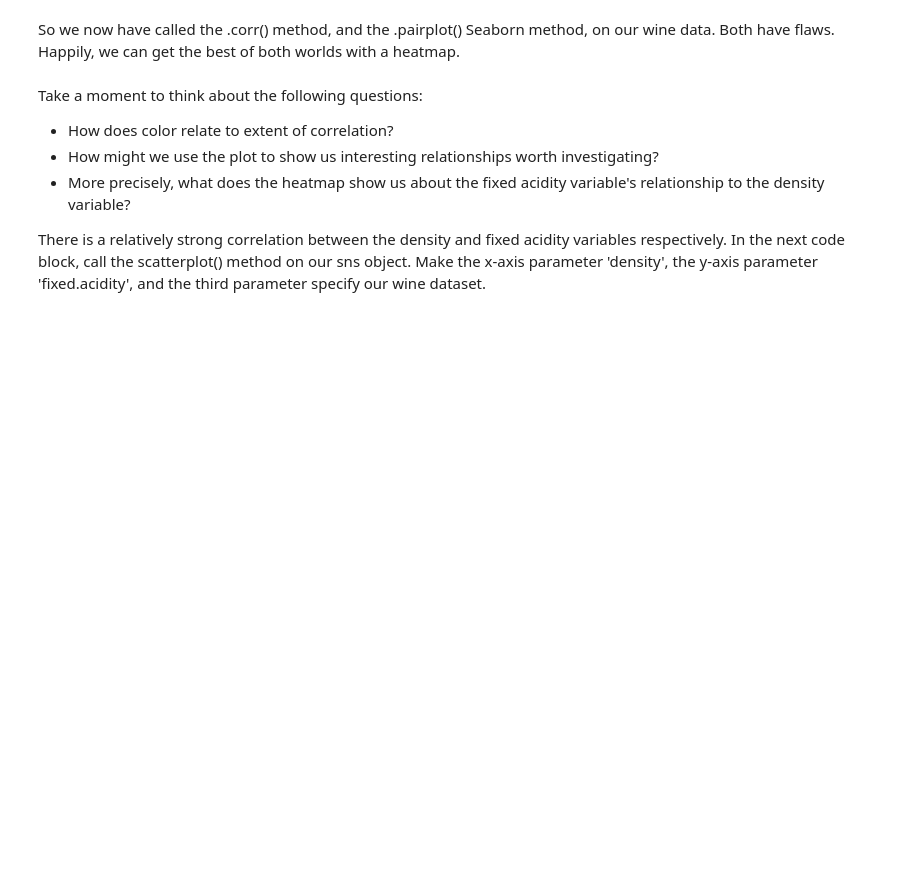
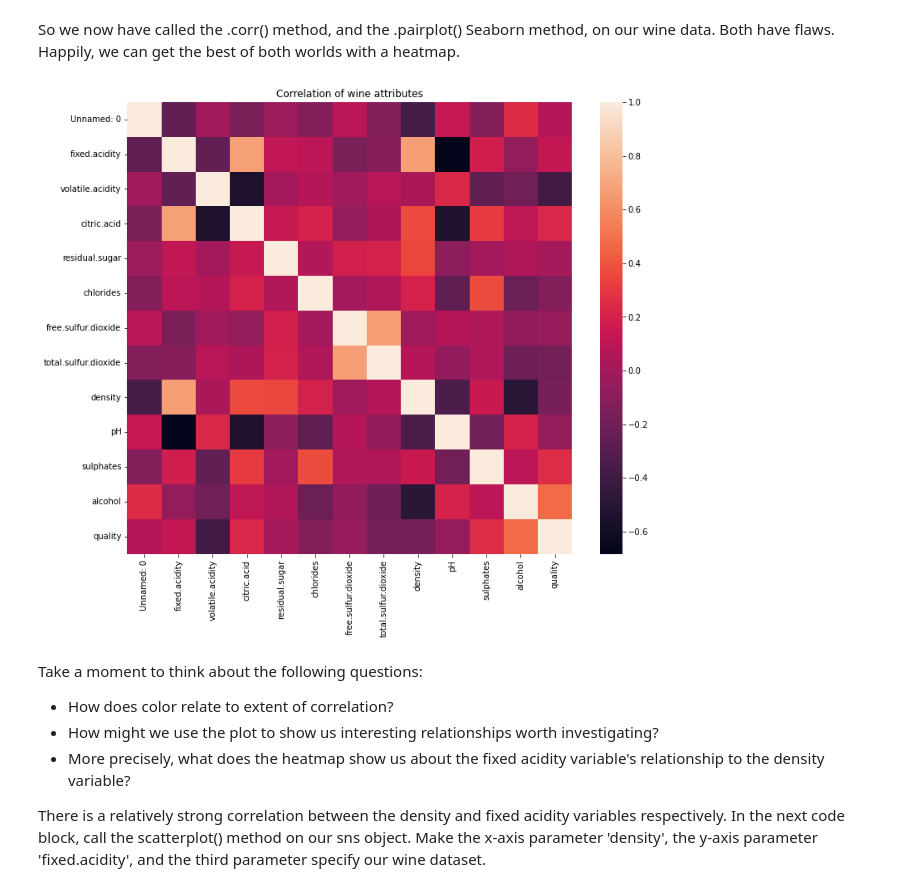
Before and after one commit to jay-laplante/DSC, a Jupyter notebook: 11.4.1 Case Study - Linear Regression/Springboard Regression Case Study - the Red Wine Dataset - Tier 3.ipynb, the cells around one changed output. Saved outputs shown, nothing was run; the diff lists cells and outputs as text; code cells hidden in the pictures; blank space fills up the shorter version.

```diff
--- a/11.4.1 Case Study - Linear Regression/Springboard Regression Case Study - the Red Wine Dataset - Tier 3.ipynb
+++ b/11.4.1 Case Study - Linear Regression/Springboard Regression Case Study - the Red Wine Dataset - Tier 3.ipynb
@@ -243,3 +243,11 @@ _ _ _
+# %%
+# Make a heatmap of the data
+plt.subplots(figsize=(12,10))
+sns.heatmap(wine_data.corr())
+plt.title('Correlation of wine attributes');
+plt.show()
+# %% [output]
+[figure, added]
 # %% [markdown]
 Take a moment to think about the following questions:
 - How does color relate to extent of correlation?
```
Also changed, not shown: parts of 12 cells of this notebook.
